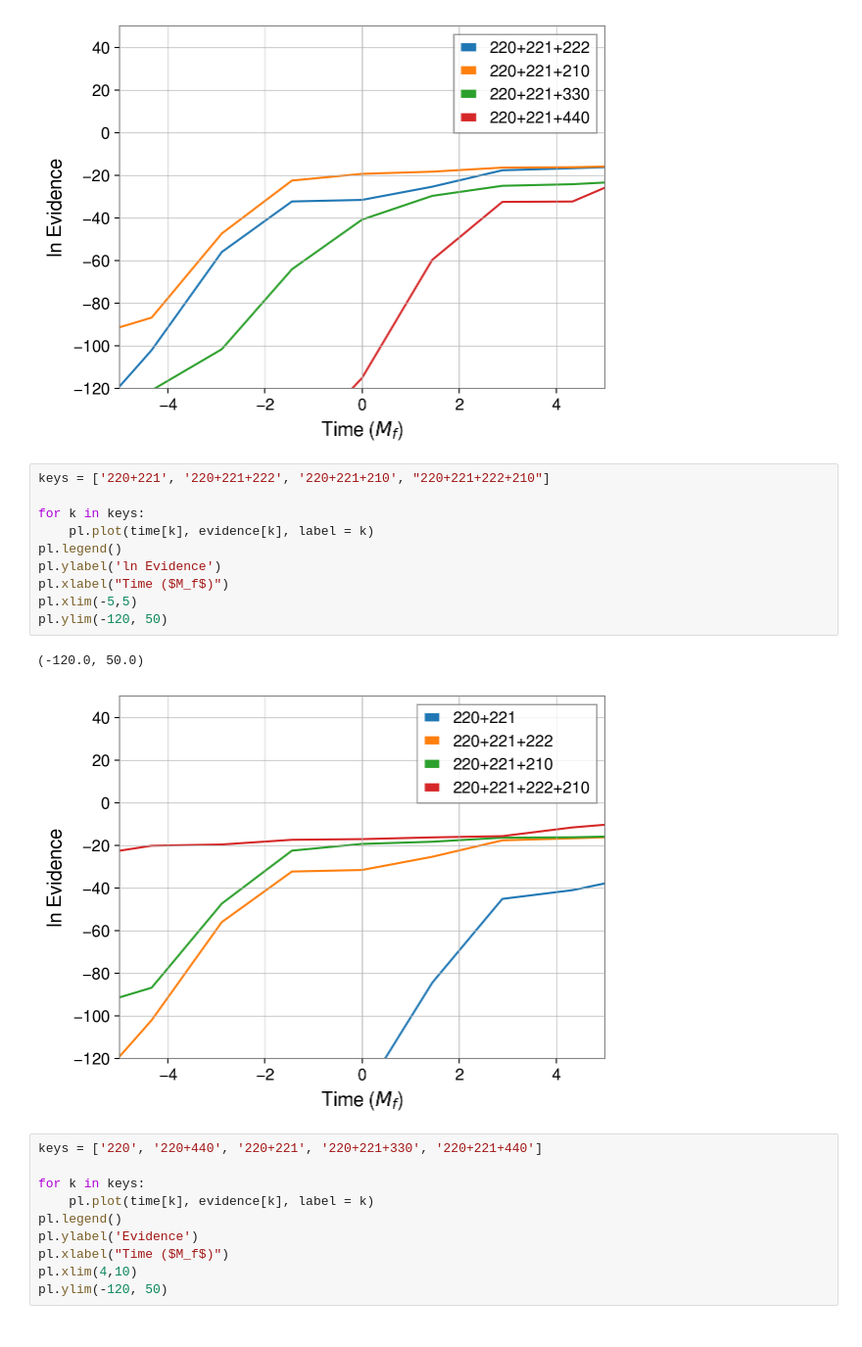
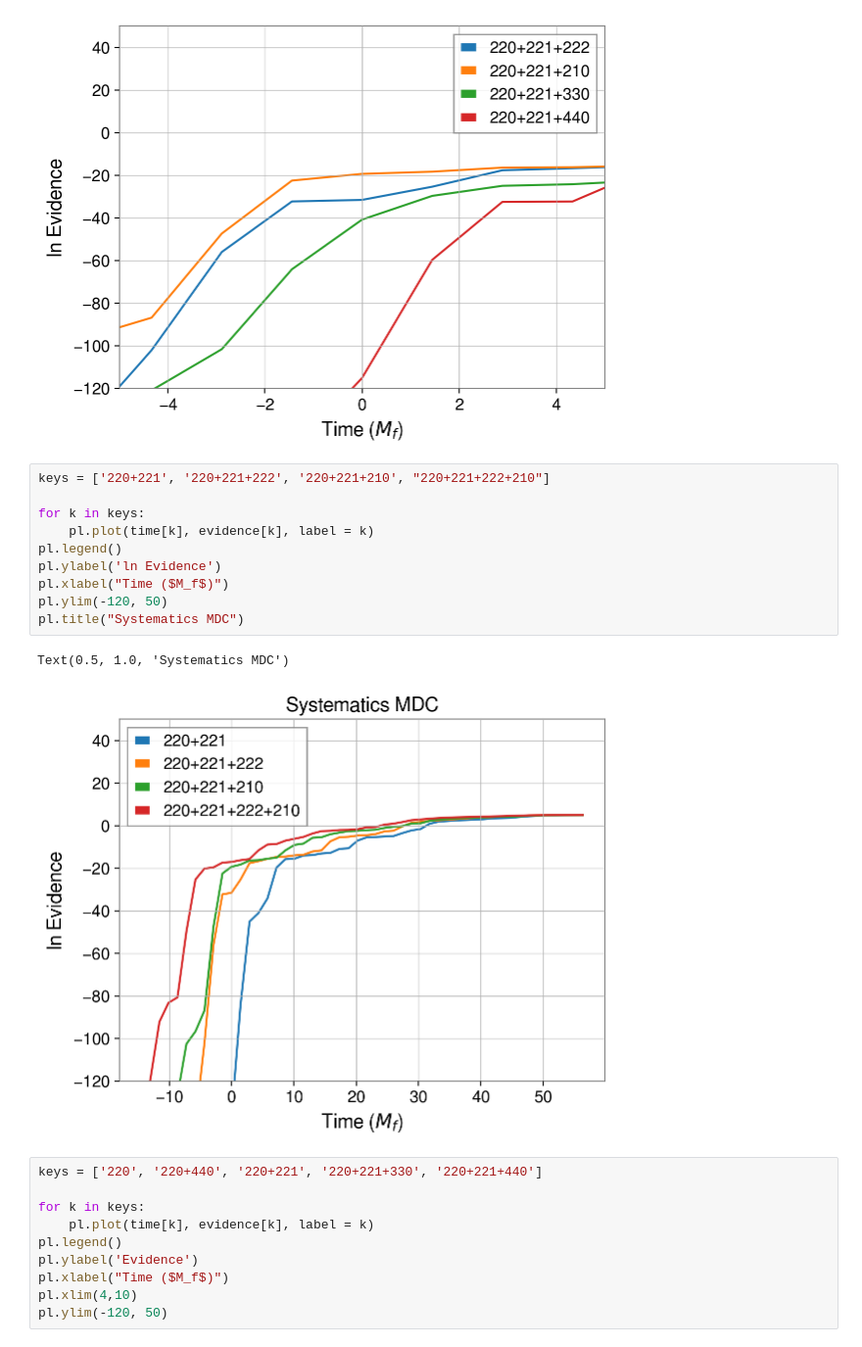
Before and after one commit to Lu-Neil/qnm_filter, a Jupyter notebook: code_demo/Systematics/Viewing systematics cluster results.ipynb, the cells around one changed output. Shown at 98% size. Saved outputs shown, nothing was run; the diff lists cells and outputs as text.

```diff
--- a/code_demo/Systematics/Viewing systematics cluster results.ipynb
+++ b/code_demo/Systematics/Viewing systematics cluster results.ipynb
@@ -105,16 +105,16 @@ pl.ylim(-120, 50)
 # %%
 keys = ['220+221', '220+221+222', '220+221+210', "220+221+222+210"]
 
 for k in keys:
     pl.plot(time[k], evidence[k], label = k)
 pl.legend()
 pl.ylabel('ln Evidence')
 pl.xlabel("Time ($M_f$)")
-pl.xlim(-5,5)
 pl.ylim(-120, 50)
+pl.title("Systematics MDC")
 # %% [output]
-(-120.0, 50.0)
+Text(0.5, 1.0, 'Systematics MDC')
-[figure, old version]
+[figure, new version]
 # %%
 keys = ['220', '220+440', '220+221', '220+221+330', '220+221+440']
 
```
Also changed, not shown: parts of 2 cells of this notebook, 2 other files.
